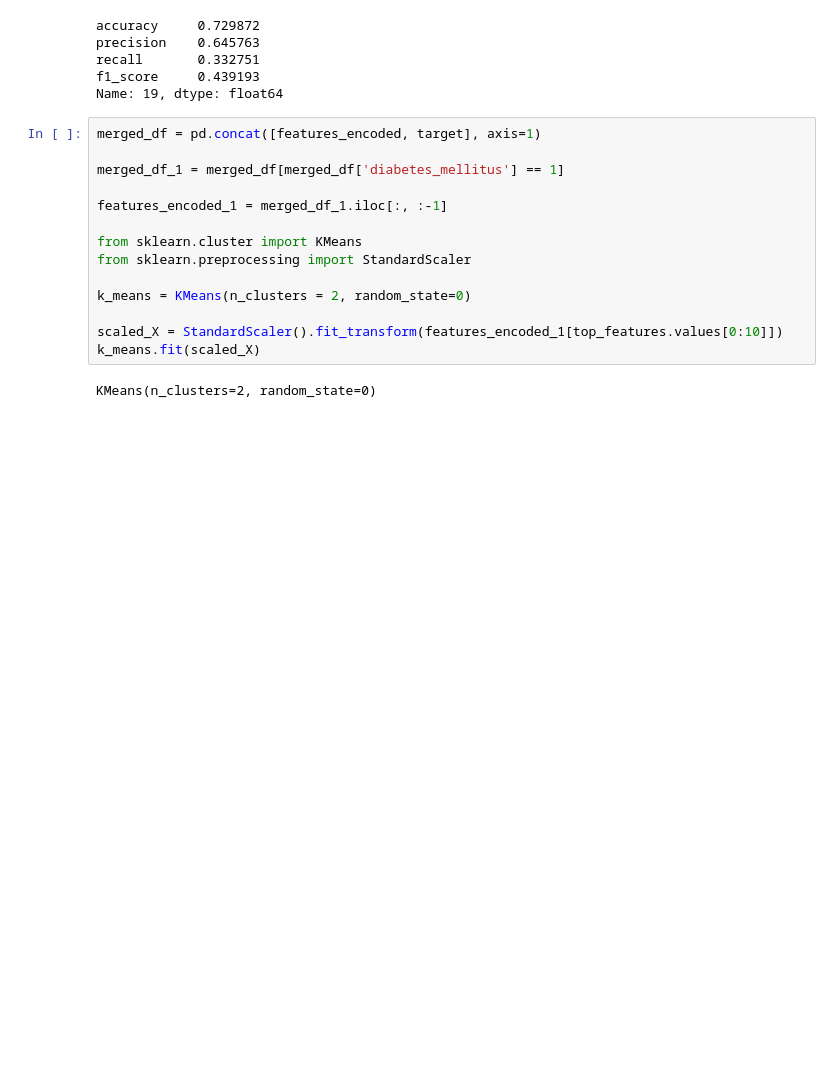
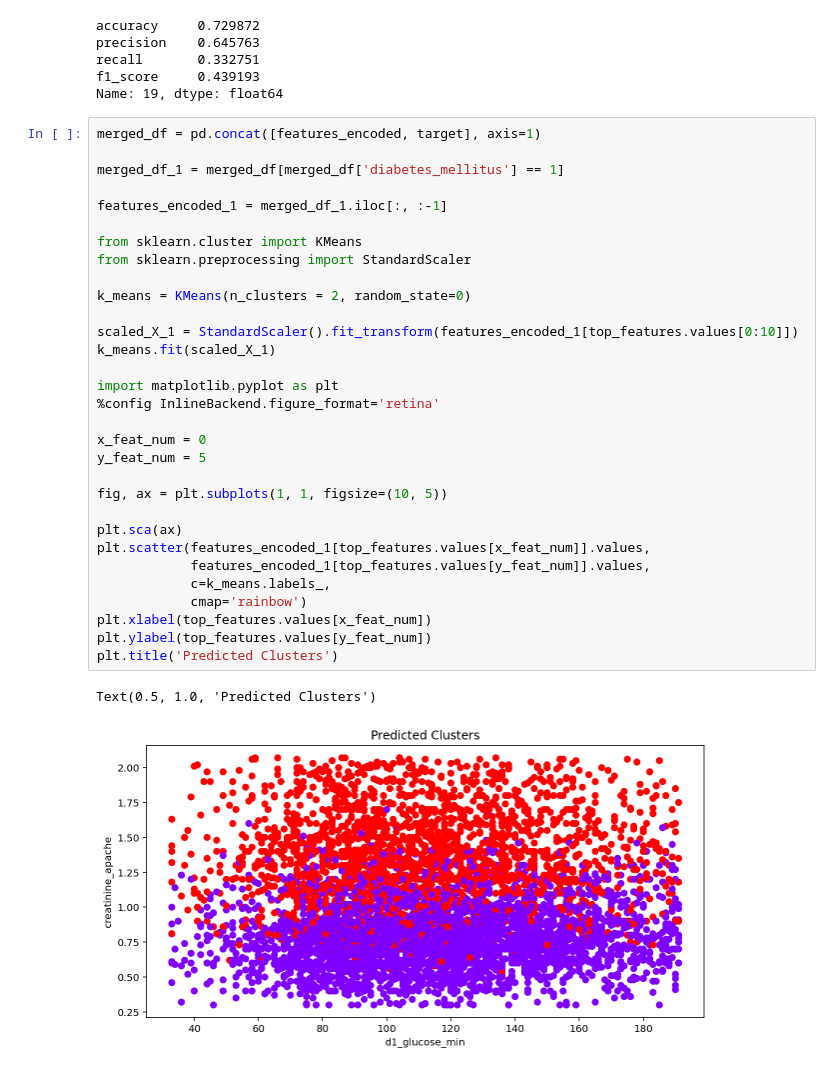
Before and after one commit to walidsi/freelancer-com-diabetes-mellitus, a Jupyter notebook: diabetes-mellitus-prediction.ipynb, the cells around one changed output. Drawn from its saved outputs; the diff is of its cells as text; blank space fills up the shorter version.

Commit message:
fix: Refactor clustering code into two cells instead of four

```diff
--- a/diabetes-mellitus-prediction.ipynb
+++ b/diabetes-mellitus-prediction.ipynb
@@ -409,17 +409,35 @@ Name: 19, dtype: float64
 # %%
 merged_df = pd.concat([features_encoded, target], axis=1)
 
 merged_df_1 = merged_df[merged_df['diabetes_mellitus'] == 1]
 
 features_encoded_1 = merged_df_1.iloc[:, :-1]
 
 from sklearn.cluster import KMeans
 from sklearn.preprocessing import StandardScaler
 
 k_means = KMeans(n_clusters = 2, random_state=0)
 
-scaled_X = StandardScaler().fit_transform(features_encoded_1[top_features.values[0:10]])
-k_means.fit(scaled_X)
+scaled_X_1 = StandardScaler().fit_transform(features_encoded_1[top_features.values[0:10]])
+k_means.fit(scaled_X_1)
+
+import matplotlib.pyplot as plt
+%config InlineBackend.figure_format='retina'
+
+x_feat_num = 0
+y_feat_num = 5
+
+fig, ax = plt.subplots(1, 1, figsize=(10, 5))
+
+plt.sca(ax)
+plt.scatter(features_encoded_1[top_features.values[x_feat_num]].values,
+            features_encoded_1[top_features.values[y_feat_num]].values,
+            c=k_means.labels_,
+            cmap='rainbow')
+plt.xlabel(top_features.values[x_feat_num])
+plt.ylabel(top_features.values[y_feat_num])
+plt.title('Predicted Clusters')
 # %% [output]
-KMeans(n_clusters=2, random_state=0)
+Text(0.5, 1.0, 'Predicted Clusters')
+[figure, added]
 # %%
```
Also changed, not shown: parts of 3 cells of this notebook.
